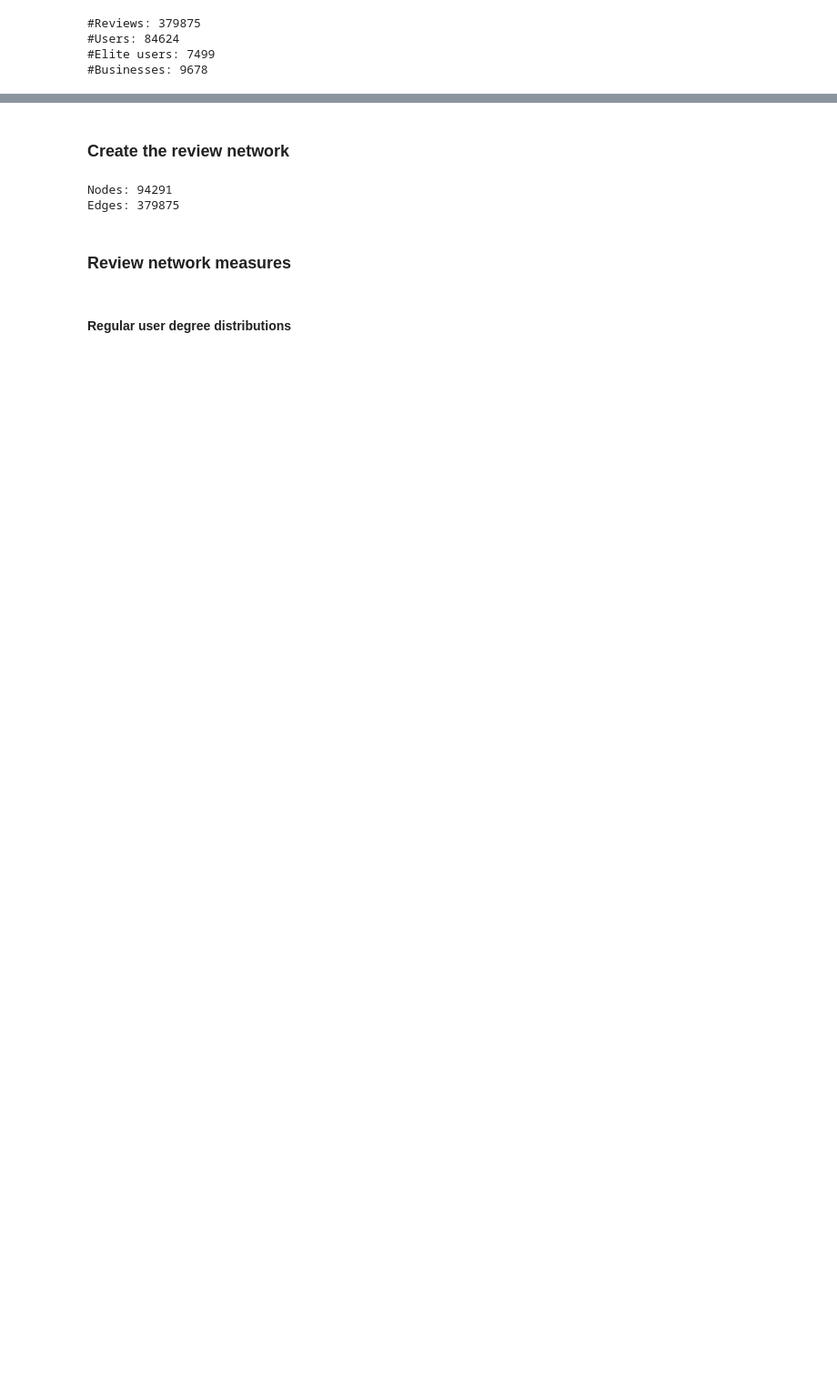
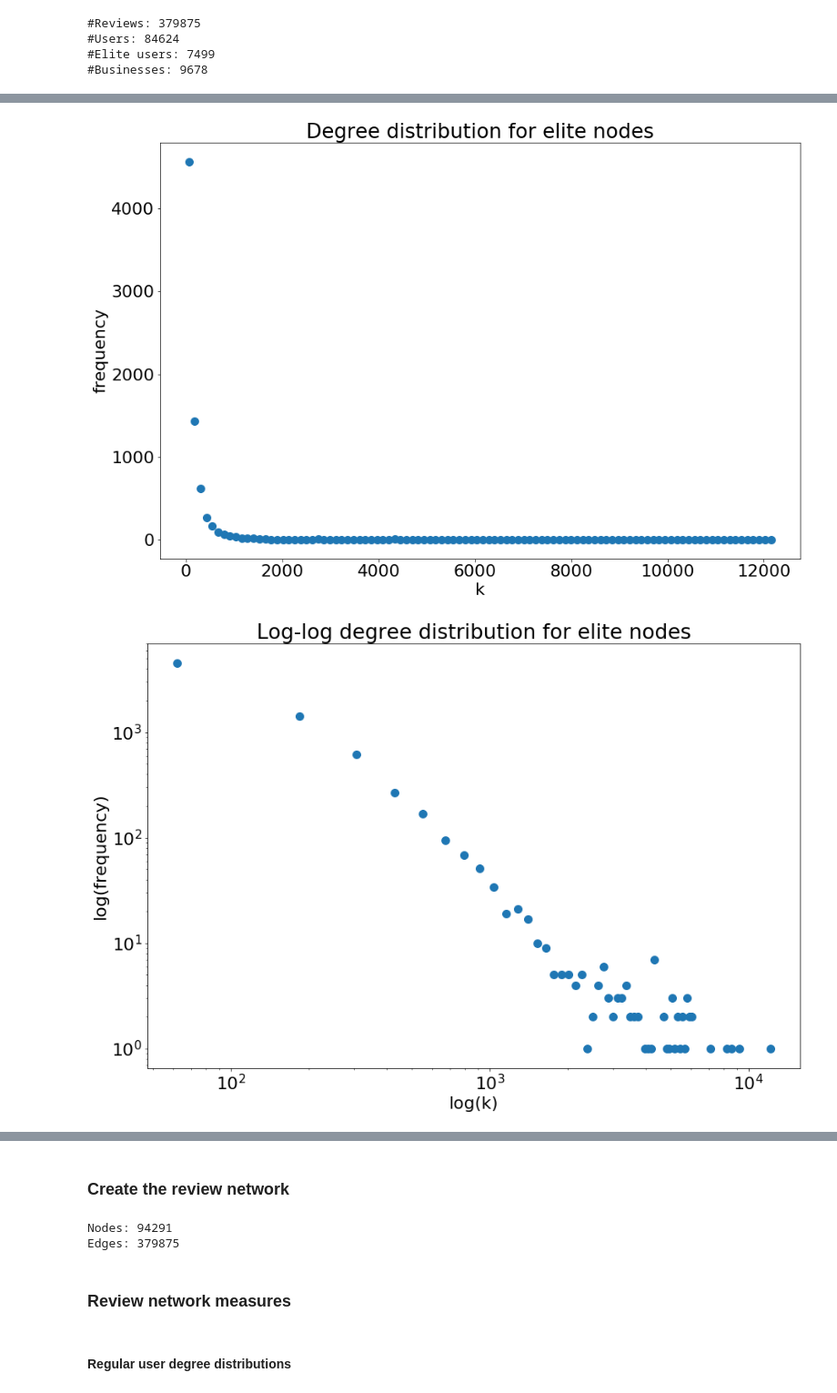
Before and after one commit to thomasnilsson/02805-social-graphs-2018, a Jupyter notebook: project1/Explainer.ipynb, the cells around one changed output, grey strips where cells are left out. Shown at 91% size. Drawn from its saved outputs; the diff is of its cells as text; code cells hidden in the pictures; blank space fills up the shorter version.

```diff
--- a/project1/Explainer.ipynb
+++ b/project1/Explainer.ipynb
@@ -251,0 +310,5 @@ print('#Businesses:', len(set(reviews.business_id)))
+# %%
+degree_plot(social_network, nodes=elite_nodes, title="elite nodes", filename='degree_social_elite')
+# %% [output]
+[figure, added]
+[figure, added]
```
Also changed, not shown: parts of 25 cells of this notebook, 12 other files.
